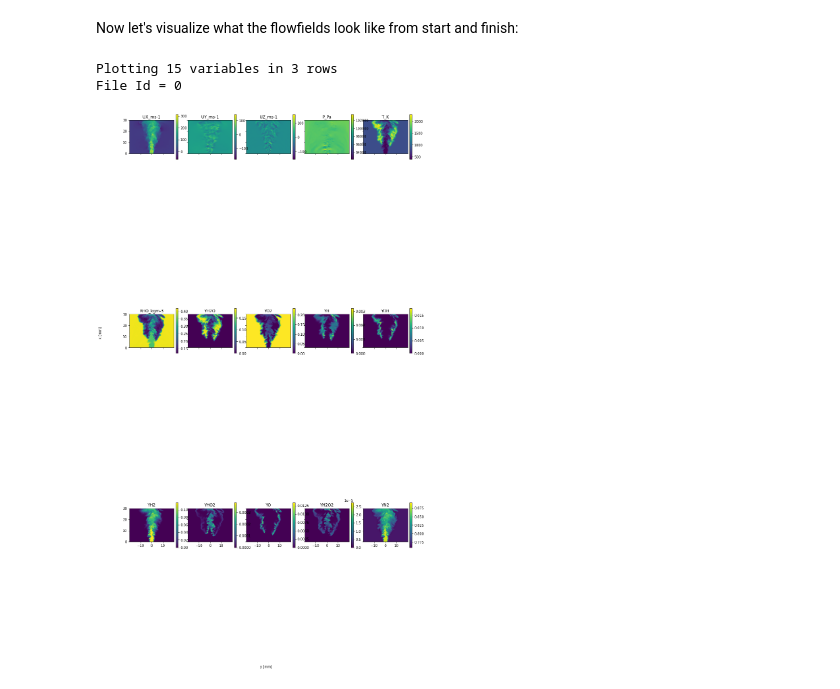
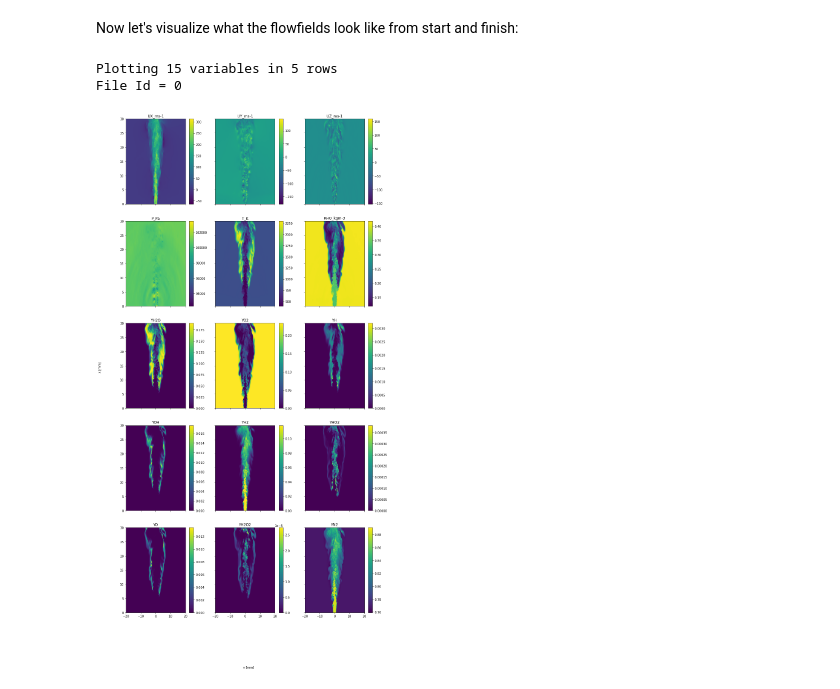
Before and after one commit to blastnet/kaggle_tutorials, a Jupyter notebook: liftedh2full-browsedata.ipynb, the cells around one changed output. Cells and saved outputs as stored; diff of their text form; code cells hidden in the pictures.

Commit message:
Kaggle Notebook | LiftedH2Full_BrowseData | Version 2

```diff
--- a/liftedh2full-browsedata.ipynb
+++ b/liftedh2full-browsedata.ipynb
@@ -107,10 +107,9 @@ print(Z_filename)
 Now lets load the 3D grid data and obtain their 1D profiles
 # %%
 #load data
-X =  np.fromfile(data_path+X_filename,dtype='<f4')
-Y =  np.fromfile(data_path+Y_filename,dtype='<f4')
-Z =  np.fromfile(data_path+Z_filename,dtype='<f4')
-
+X =  np.fromfile(data_path+X_filename,dtype='<f4').reshape(Nx,Ny,Nz)
+Y =  np.fromfile(data_path+Y_filename,dtype='<f4').reshape(Nx,Ny,Nz)
+Z =  np.fromfile(data_path+Z_filename,dtype='<f4').reshape(Nx,Ny,Nz)
 #get 1d profile
 x1d = np.unique(X)
 y1d = np.unique(Y)
@@ -246,43 +243,46 @@ print(tab)
 # %% [markdown]
 Now let's visualize what the flowfields look like from start and finish:
 # %%
+import math
 #Input params
 file_id = 0
-nrows = 3
+nrows = 5
 figsize = (15, 30)
-
 #Get Number of variables
 nvar = len(metadata['global']['variables'])
 print("Plotting "+str(nvar)+" variables in " + str(nrows) + " rows")
 
 #Print file info:
 local_meta = metadata['local'][file_id]
 print('File Id = '+str(metadata['local'][file_id]['id']))
+# print('t='+str(metadata['local'][file_id]['time [s]'])+' s')
 
 
 #Plot all scalars
 nplots = [nrows,int(nvar/nrows)]
 fig, axs = plt.subplots(nplots[0],nplots[1],figsize=figsize,sharex=True,sharey=True)
 count= 0
 for key in local_meta:
     if 'filename' in key:
         field = np.fromfile(data_path+local_meta[key],dtype='<f4').reshape(Nx,Ny,Nz)
         if nplots[0]>1:
             i = int(count/nplots[1])
             j = count - i*nplots[1]
-            im = axs[i,j].imshow(field[:,:,int(len(z1d)/2)],origin='lower',
-                   extent =  np.array([y1d.min(),y1d.max(),x1d.min(), x1d.max()])*1000)
-            plt.colorbar(im, ax=axs[i, j], fraction=0.046, pad=0.04 )
+            im = axs[i,j].pcolormesh(Y[:,:,int(len(z1d)/2)]*1000, X[:,:,int(len(z1d)/2)]*1000,
+                         field[:,:,int(len(z1d)/2)])
+
+            plt.colorbar(im, ax=axs[i, j])
             axs[i,j].set_title(key.replace(' filename',''))
         else:
-            im = axs[count].imshow(field[:,:,int(len(z1d)/2)],origin='lower',
-               extent = np.array([y1d.min(),y1d.max(),x1d.min(), x1d.max()])*1000)
+            im = axs[count].pcolormesh(Y[:,:,int(len(z1d)/2)]*1000, X[:,:,int(len(z1d)/2)]*1000,
+                                     field[:,:,int(len(z1d)/2)])
             plt.colorbar(im, ax=axs[count])
             axs[count].set_title(key.replace(' filename',''))
         count=count+1
+# axs[-1][-1].axis['off']
 _ = fig.text(0.04, 0.5, 'x [mm]', va='center', rotation='vertical')
 _ = fig.text(0.5, 0.04, 'y [mm]', ha='center')
 # %% [output]
-Plotting 15 variables in 3 rows
+Plotting 15 variables in 5 rows
 File Id = 0
-[figure, old version]
+[figure, new version]
```
Also changed, not shown: parts of 4 cells of this notebook.
